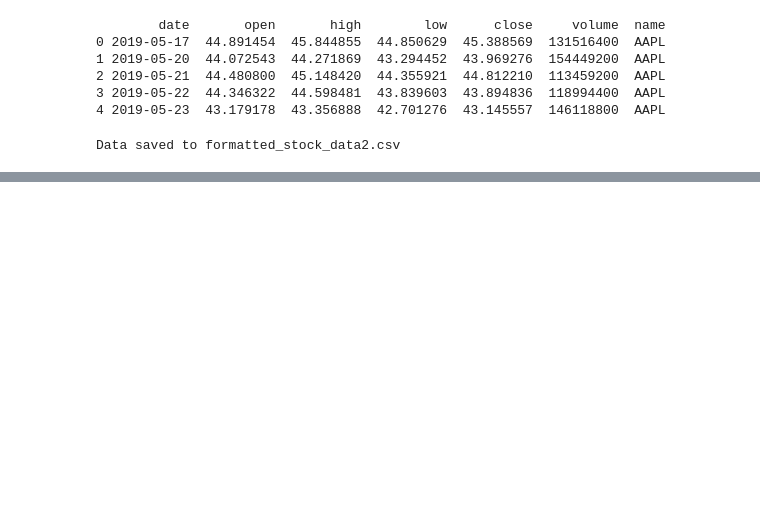
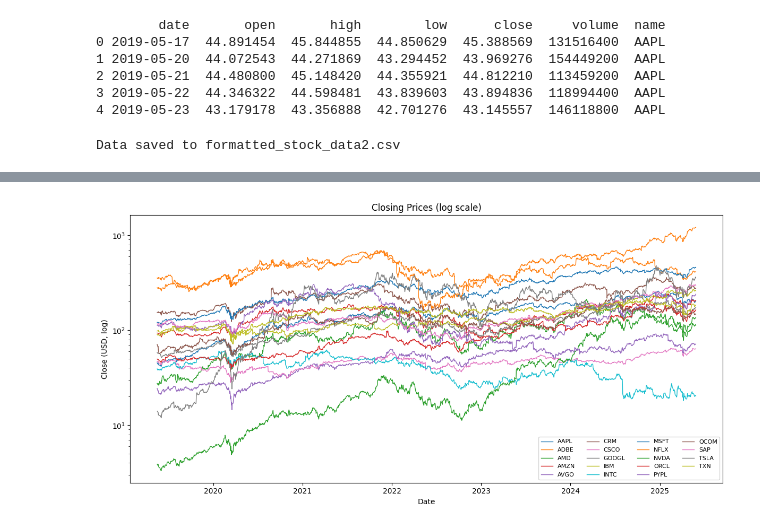
Before and after one commit to gregloos/Algorithmic-Trading, a Jupyter notebook: main.ipynb, the cells around one changed output, grey strips where cells are left out. Drawn from its saved outputs; the diff is of its cells as text; code cells hidden in the pictures; blank space fills up the shorter version.

```diff
--- a/main.ipynb
+++ b/main.ipynb
@@ -62,0 +103,11 @@ Data saved to formatted_stock_data2.csv
+# %%
+plt.figure(figsize=(12, 6))
+for col in close_px.columns:
+    plt.semilogy(close_px.index, close_px[col], lw=1, label=col)
+plt.title("Closing Prices (log scale)")
+plt.xlabel("Date"); plt.ylabel("Close (USD, log)")
+plt.legend(ncol=4, fontsize=8)
+plt.tight_layout()
+plt.show()
+# %% [output]
+[figure, added]
```
Also changed, not shown: parts of 13 cells of this notebook.
